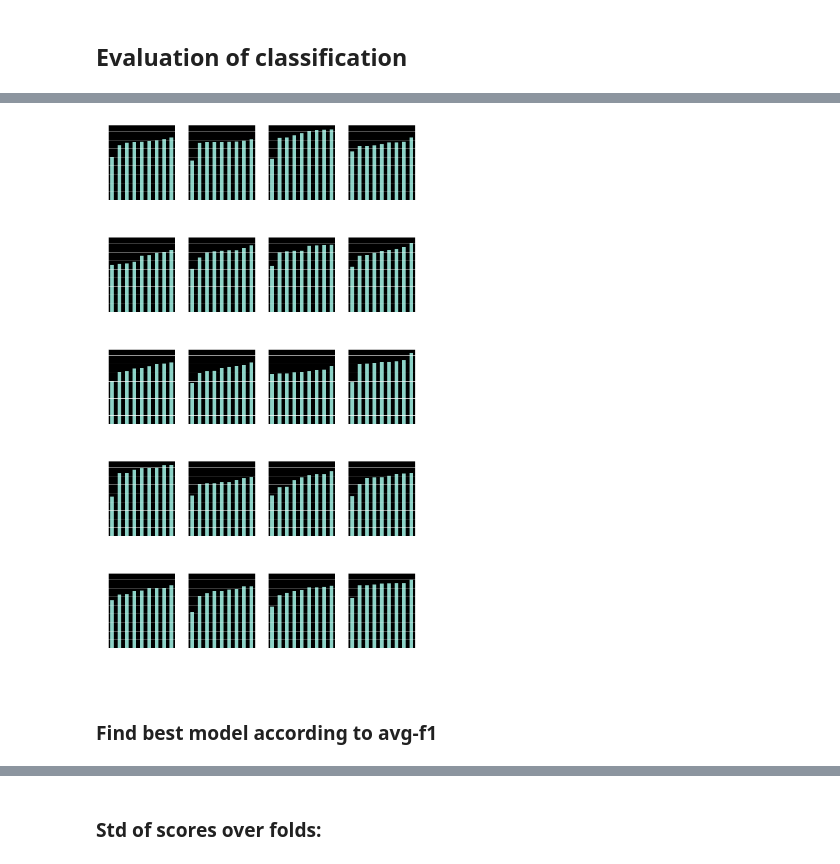
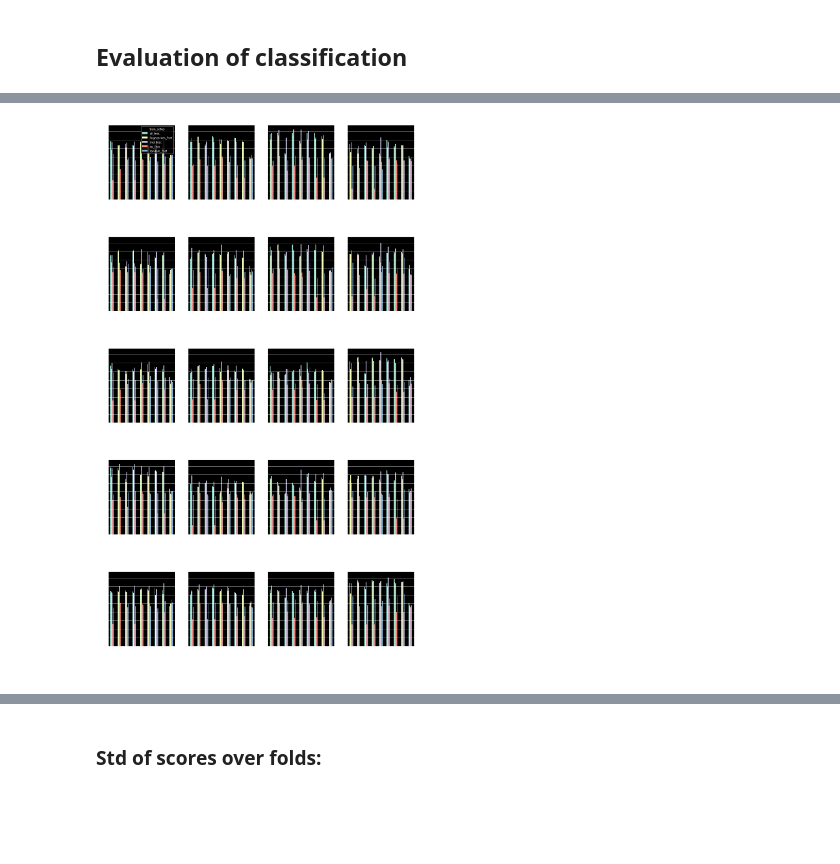
Before and after one commit to alexandrovteam/predicting-APMALDI-response, a Jupyter notebook: notebooks/eval_detection_per_mol.ipynb, the cells around one changed output, grey strips where cells are left out. Drawn from its saved outputs; the diff is of its cells as text; code cells hidden in the pictures; blank space fills up the shorter version.

Commit message:
Add latest predictions; add evaluation combined classification/regression

```diff
--- a/notebooks/eval_detection_per_mol.ipynb
+++ b/notebooks/eval_detection_per_mol.ipynb
@@ -19,7 +20,6 @@ filenames = {
     "fingerprints_feat": "detection_results_fingerprints_feat.csv",
     "mol_feat": "detection_results_mol_feat.csv",
     "random_feat": "detection_results_random_feat.csv",
-    "no_feat": "detection_results_no_feat.csv",
-
+    "no_feat": "detection_results_no_features.csv",
 }
 # %%
@@ -124,21 +82,0 @@ baseline_results
-# %%
-from sklearn.metrics import classification_report
-
-score_cols = ['not_det_precision', 'not_det_recall', 'not_det_f1', 'not_detected',
-                                            'det_precision', 'det_recall', 'det_f1', 'detected', 'macro_avg_f1_score']
-
-detection_metrics = pd.DataFrame(columns = ['matrix', 'polarity', 'classifier'] + score_cols)
-
-counter = 0
-for (matrix, polarity, classifier), rows in detection_results.groupby(['matrix', 'polarity', 'classifier']):
-    clf_report = classification_report(rows.observed_value, rows.prediction, output_dict = True, zero_division=0)
-    if rows.observed_value.max() == 0:
-        print("no detection!")
-    detection_metrics.loc[counter] = [matrix, polarity, classifier,
-                                      clf_report['0']['precision'], clf_report['0']['recall'],
-                                      clf_report['0']['f1-score'], clf_report['0']['support'],
-                                      clf_report['1']['precision'], clf_report['1']['recall'],
-                                      clf_report['1']['f1-score'], clf_report['1']['support'],
-                                      clf_report['macro avg']['f1-score']
-                                      ]
-    counter += 1
@@ -177,26 +83,26 @@ best_det_f1[["matrix", "polarity",
 # %%
+
 fig, axes = plt.subplots(ncols=4,nrows=5, sharey=True, figsize= (20, 35))
 ax_list = axes.flat
 
-metric = "macro_avg_f1_score"
+# metric = "Spearman's R"
 #metric = "RMSE"
 
 i = 0
-for (matrix, polarity), rows in detection_metrics.groupby(['matrix', 'polarity']):
-    rows = rows.set_index('classifier', drop = True).sort_values( by = metric)
-    rows[metric].plot.bar(ax = ax_list[i], title=f"{matrix}-{polarity}")
+for (matrix, polarity), rows in model_metrics.groupby(['matrix', 'polarity']):
+    nb_obs = rows['detected'].drop_duplicates().values[0]
+    rows = rows.set_index(["model_type", 'train_setup'], drop = True).sort_values( by = ["model_type", metric])
+    rows = rows.unstack("train_setup")
+    rows[metric].plot.bar(ax = ax_list[i], title=f"{matrix}-{polarity} ({nb_obs})")
     ax_list[i].set_ylabel(metric)
     ax_list[i].grid(axis='y')
+    if i != 0:
+        ax_list[i].legend(loc="lower right")
+        ax_list[i].get_legend().set_visible(False)
+        # ax_list[i].get_legend().set_visible(False)
     i+=1
 
 plt.subplots_adjust(hspace=0.5)
-
 plt.show()
-
-plots_f1_score = plots_dir / "macro_avg_f1_score"
-plots_f1_score.mkdir(exist_ok=True)
-fig.savefig(plots_f1_score / result_filename.replace(".csv", ".pdf"))
 # %% [output]
-[figure, old version]
+[figure, new version]
-# %% [markdown]
-### Find best model according to avg-f1
```
Also changed, not shown: parts of 10 cells of this notebook, 42 other files.
